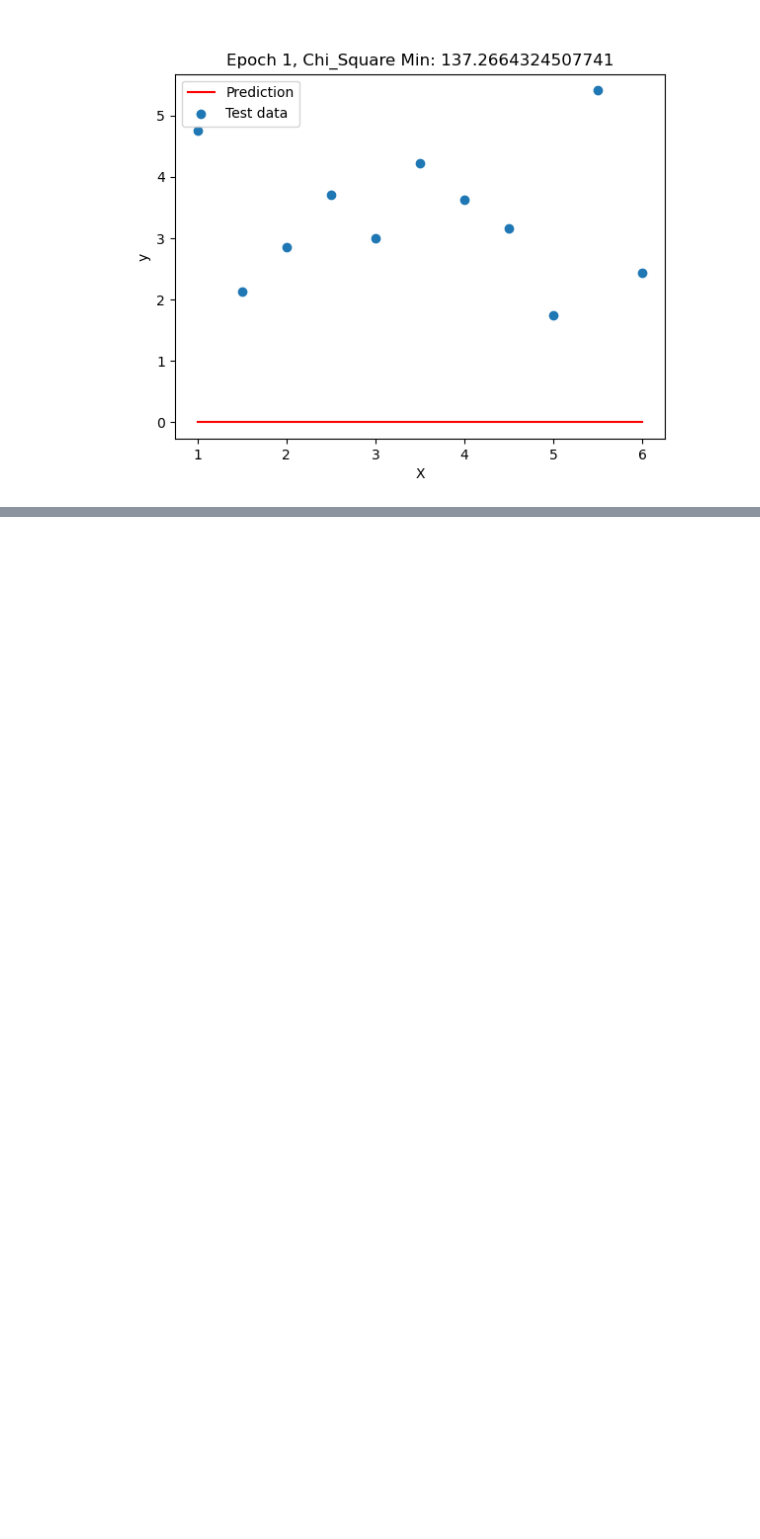
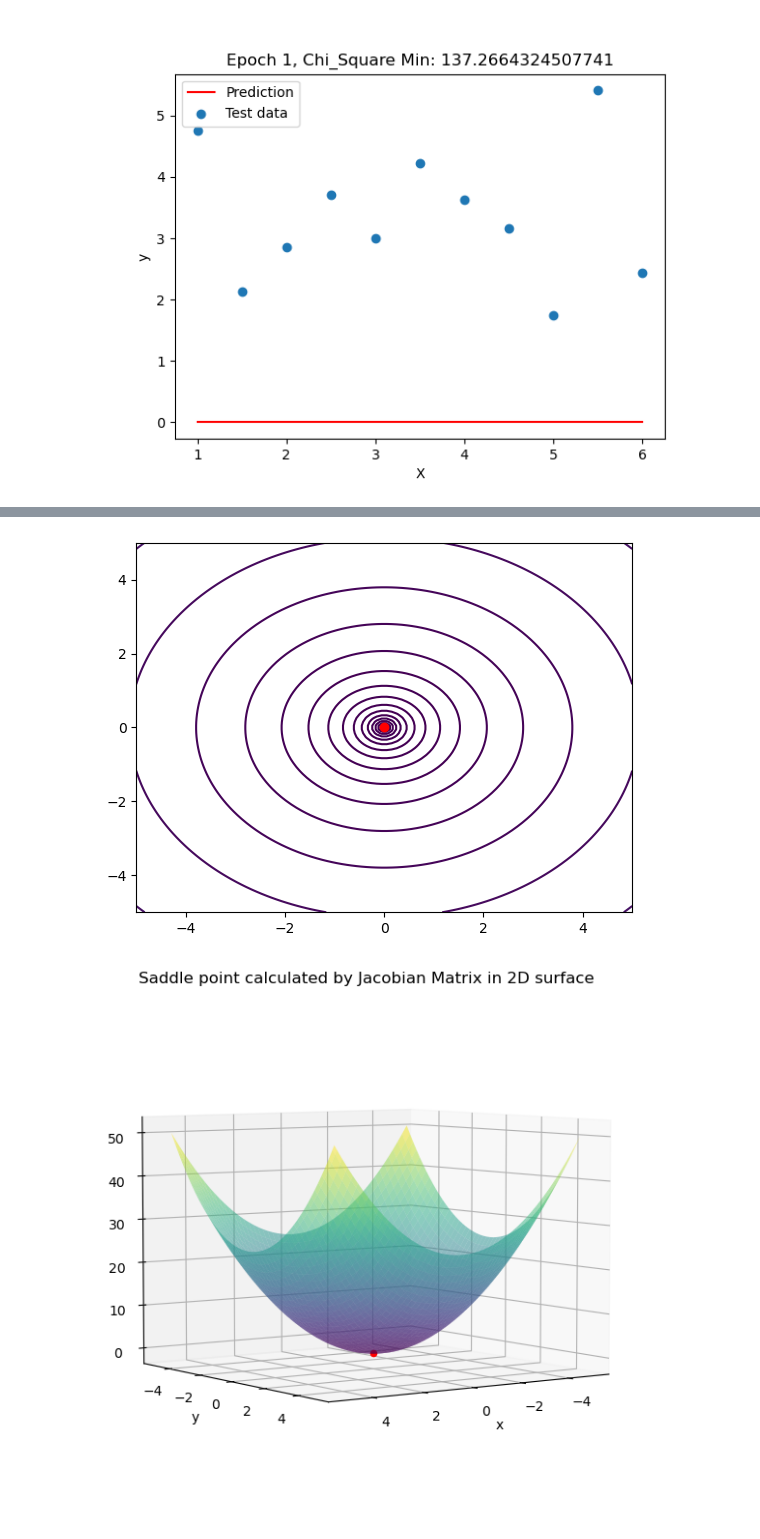
Before and after one commit to MinwooKim1990/Dictionary, a Jupyter notebook: Statistics_Dic.ipynb, the cells around one changed output, grey strips where cells are left out. Cells and saved outputs as stored; diff of their text form; code cells hidden in the pictures; blank space fills up the shorter version.

```diff
--- a/Statistics_Dic.ipynb
+++ b/Statistics_Dic.ipynb
@@ -286,0 +429,36 @@ with open(path,'rb') as f:
+# %%
+import numpy as np
+import matplotlib.pyplot as plt
+def func(x):
+    return x[0]**2 + x[1]**2 # Define the multivariable function
+def grad(x):
+    return np.array([2 * x[0], 2 * x[1]]) # Compute the gradient using the Jacobian matrix
+def gradient_descent(x0, learning_rate, num_iter):
+    x = x0
+    for i in range(num_iter):
+        x = x - learning_rate * grad(x)
+    return x
+x0 = np.array([-2, 3]) # Initialize the starting point and the learning rate
+learning_rate = 0.1
+num_iter = 100
+x_min = gradient_descent(x0, learning_rate, num_iter) # Find the minimum point using gradient descent
+x_vals = np.linspace(-5, 5, 100) # Plot the minimum point
+y_vals = np.linspace(-5, 5, 100)
+x_grid, y_grid = np.meshgrid(x_vals, y_vals)
+z_grid = func(np.array([x_grid, y_grid]))
+plt.contour(x_grid, y_grid, z_grid, levels=np.logspace(-2, 3, 20))
+plt.plot(x_min[0], x_min[1], 'ro')
+plt.show()
+fig = plt.figure(figsize = (12, 7))
+ax = plt.axes(projection='3d')
+ax.plot_surface(x_grid, y_grid, z_grid, cmap='viridis', alpha=0.5)
+ax.view_init(5, 55)
+ax.set_title('Saddle point calculated by Jacobian Matrix in 2D surface')
+ax.set_xlabel('x')
+ax.set_ylabel('y')
+ax.set_zlabel('F')
+ax.scatter3D(x_min[0], x_min[1], func(x_min), s=20, color='r')
+plt.show()
+# %% [output]
+[figure, added]
+[figure, added]
```
Also changed, not shown: parts of 9 cells of this notebook.
